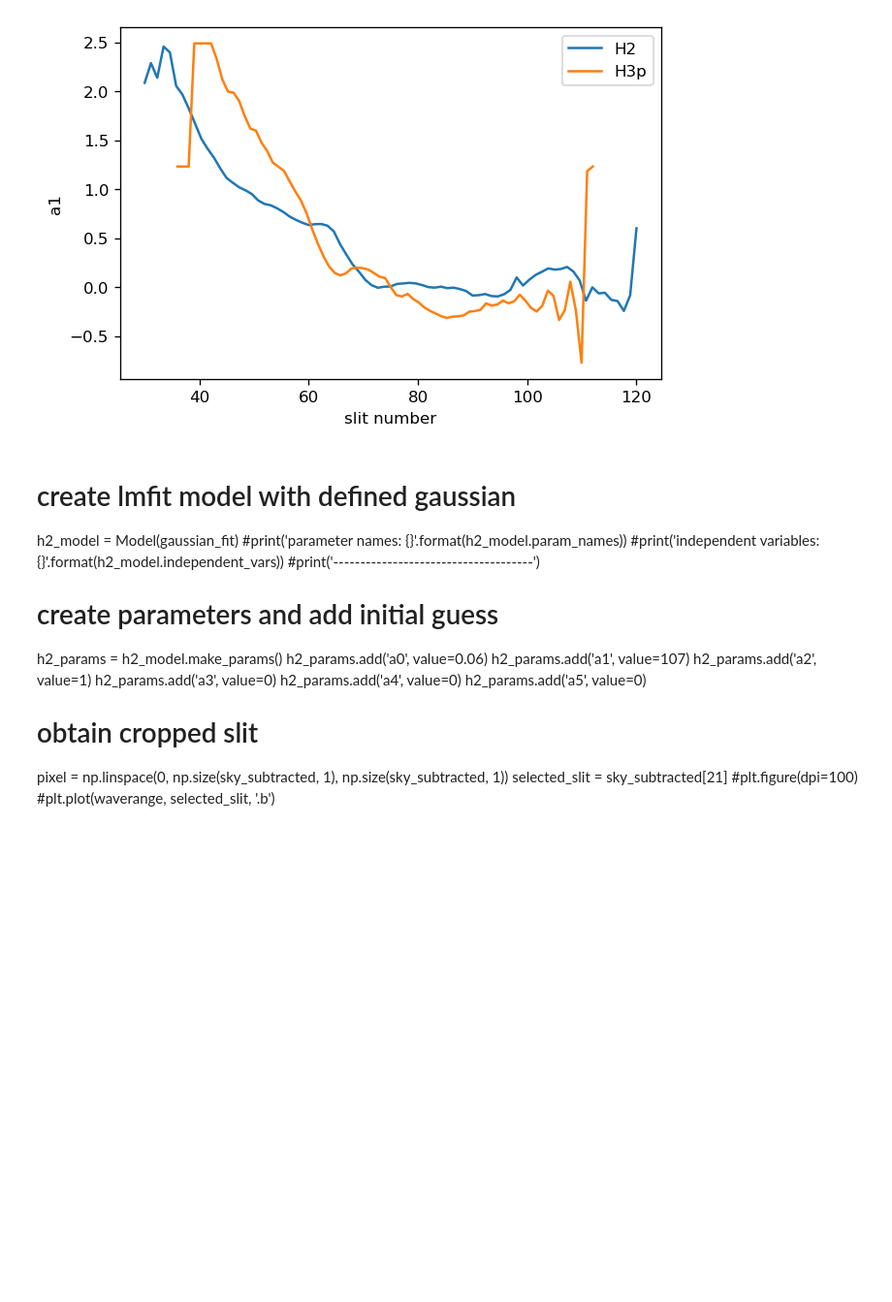
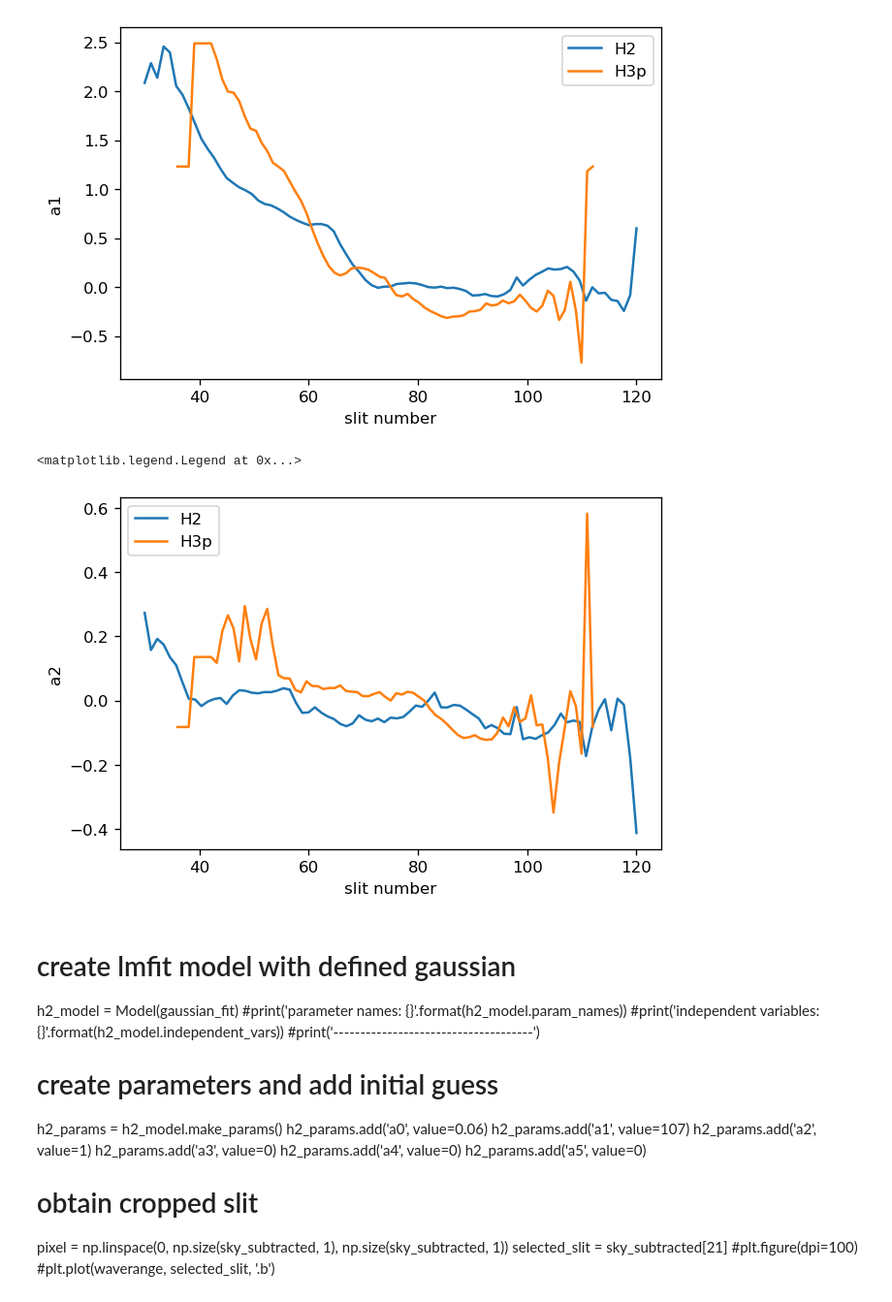
Before and after one commit to ruoyanwangdr/Dynamics-of-Jovian-Infrared-Auroral-Ionosphere-and-Thermosphere, a Jupyter notebook: h3p.ipynb, the cells around one changed output. Shown at 97% size. Drawn from its saved outputs; the diff is of its cells as text; code cells hidden in the pictures; blank space fills up the shorter version.

```diff
--- a/h3p.ipynb
+++ b/h3p.ipynb
@@ -426,6 +436,16 @@ plt.legend()
 # %% [output]
 <matplotlib.legend.Legend at 0x...>
 [figure]
+# %%
+plt.figure(dpi=120)
+plt.plot(np.linspace(30, 120, len(h2_a2_array)), (h2_a2_array - h2_a2_array[45]), label='H2')
+plt.plot(np.linspace(36, 112, len(h3p_a2_array)), (h3p_a2_array - h3p_a2_array[38]), label='H3p')
+plt.xlabel('slit number')
+plt.ylabel('a2')
+plt.legend()
+# %% [output]
+<matplotlib.legend.Legend at 0x...>
+[figure, added]
 # %% [markdown]
 # create lmfit model with defined gaussian
 h2_model = Model(gaussian_fit)
```
Also changed, not shown: parts of 1 cell of this notebook.
